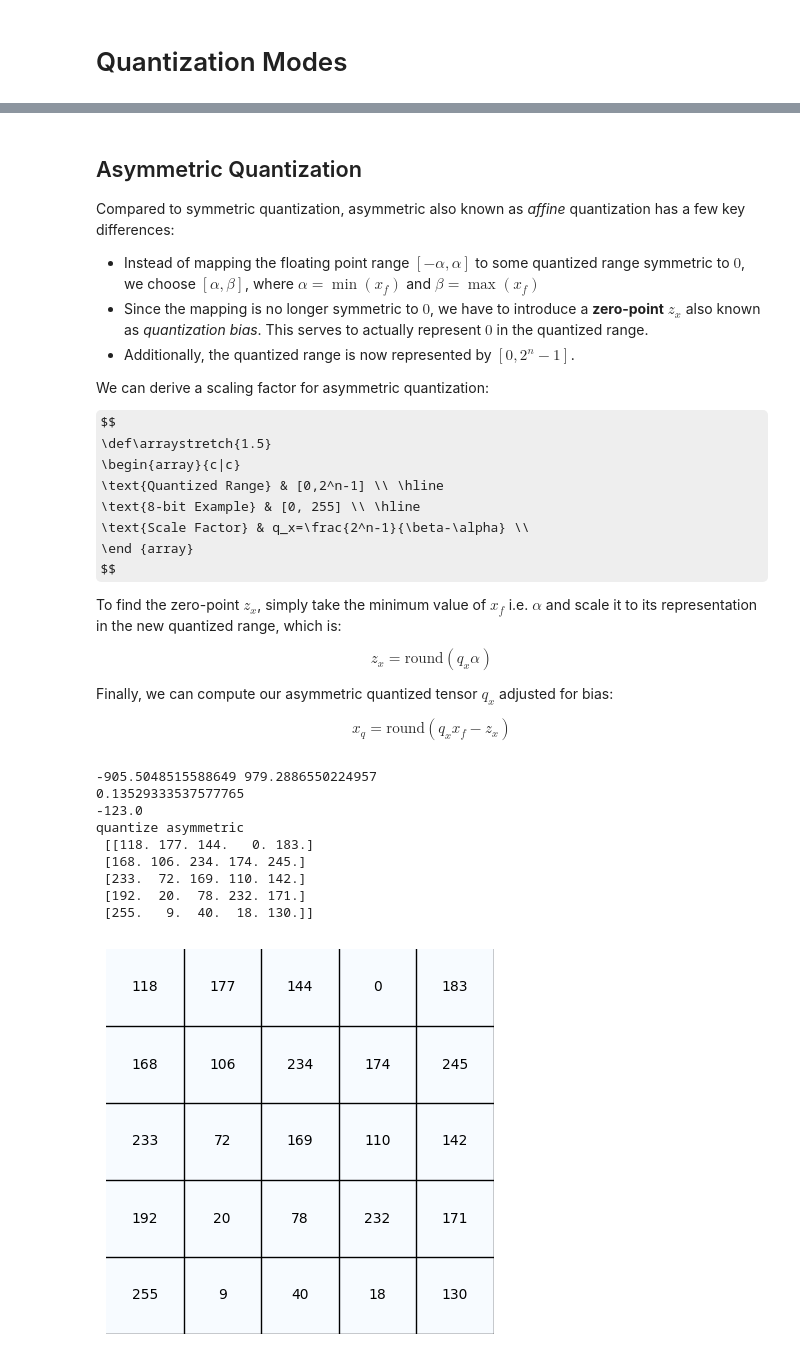
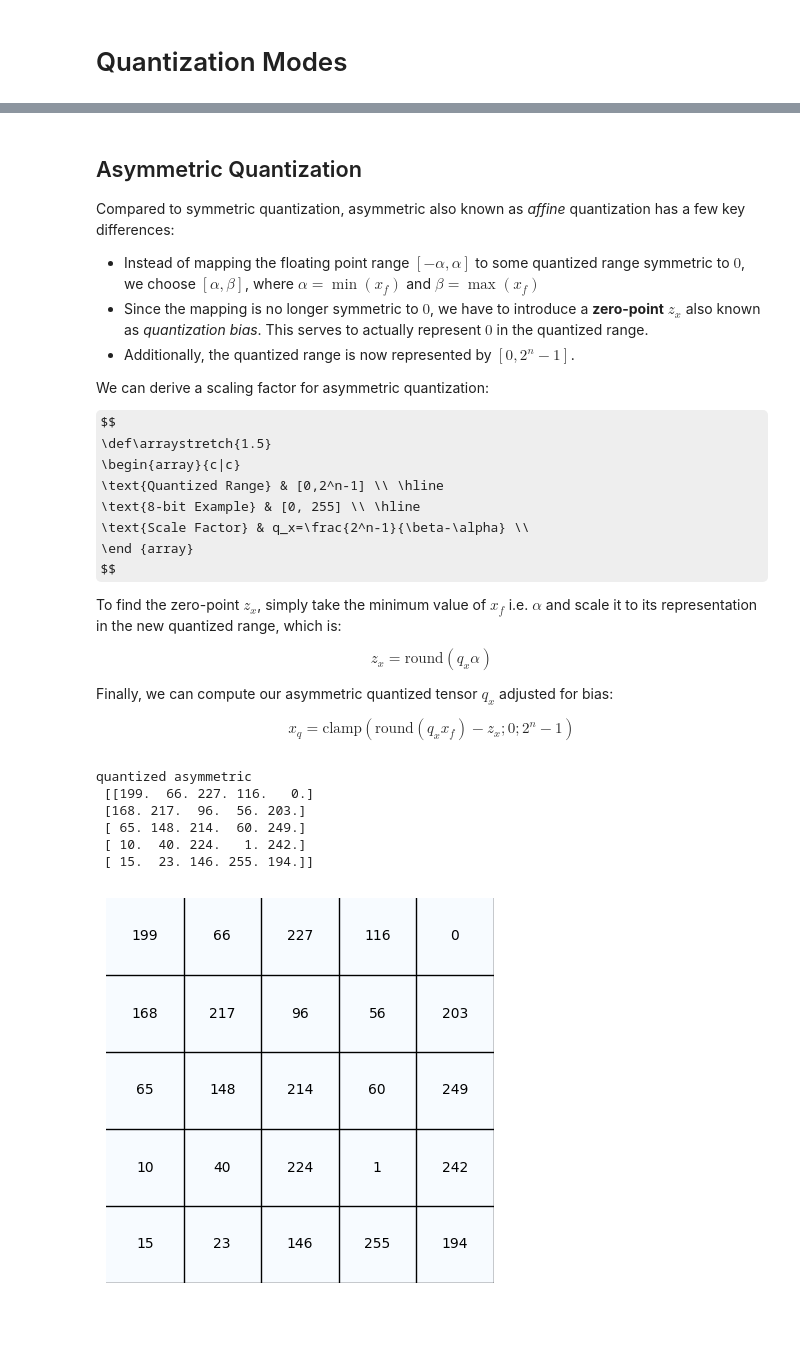
Before and after one commit to rhendz/quantization-notes, a Jupyter notebook: notebooks/quantization_modes.ipynb, the cells around one changed output, grey strips where cells are left out. Drawn from its saved outputs; the diff is of its cells as text; code cells hidden in the pictures; some formulas as TeX source; blank space fills up the shorter version.

Commit message:
add clip

```diff
--- a/notebooks/quantization_modes.ipynb
+++ b/notebooks/quantization_modes.ipynb
@@ -33,23 +35,35 @@ $$x_q = \text{round}(q_xx_f)$$
 # %%
 def quantize_symmetric_full(n: int, x_f: np.array) -> tuple[float, np.array]:
+    lower_bound = -pow(2, n) / 2
+    upper_bound = pow(2, n) / 2 - 1
+
     q_x = ((pow(2, n) - 1) / 2) / np.max(np.abs(x_f))
-    x_q = np.round(q_x * x_f)
+    x_q = np.clip(np.round(q_x * x_f), lower_bound, upper_bound)
+
     return q_x, x_q
 
 
 def quantize_symmetric_restricted(n: int, x_f: np.array) -> tuple[float, np.array]:
+    lower_bound = -(pow(2, n) / 2 - 1)
+    upper_bound = pow(2, n) / 2 - 1
+
     q_x = (pow(2, n - 1) - 1) / np.max(np.abs(x_f))
-    x_q = np.round(q_x * x_f)
+    x_q = np.clip(np.round(q_x * x_f), lower_bound, upper_bound)
     return q_x, x_q
 
 
-data = np.random.uniform(-1000, 1000, size=(5, 5))
+data = np.random.uniform(-500, 1000, size=(5, 5))
 print(f"unquantized data:\n {data} \n")
 
-quantized_symmetric_full_scale, quantized_symmetric_full_data = quantize_symmetric_full(8, data)
-print(f"quantize symmetric full\n {quantized_symmetric_full_data} \n")
+quantized_symmetric_full_scale, quantized_symmetric_full_data = quantize_symmetric_full(
+    8, data
+)
+print(f"quantized symmetric full\n {quantized_symmetric_full_data} \n")
 
-quantized_symmetric_restricted_scale, quantized_symmetric_restricted_data = quantize_symmetric_restricted(8, data)
-print(f"quantize symmetric restricted\n {quantized_symmetric_restricted_data} \n")
+(
+    quantized_symmetric_restricted_scale,
+    quantized_symmetric_restricted_data,
+) = quantize_symmetric_restricted(8, data)
+print(f"quantized symmetric restricted\n {quantized_symmetric_restricted_data} \n")
 # %% [output]
 unquantized data:
@@ -95,10 +109,10 @@ plot_table(
 # %% [markdown]
 ## Asymmetric Quantization
 
-Compared to symmetric quantization, asymmetric also known as *affine* quantization has a few key differences:
+Compared to symmetric quantization, asymmetric also known as _affine_ quantization has a few key differences:
 
 - Instead of mapping the floating point range $[-\alpha, \alpha]$ to some quantized range symmetric to $0$, we choose $[\alpha, \beta]$, where $\alpha=\min(x_f)$ and $\beta=\max(x_f)$
-- Since the mapping is no longer symmetric to $0$, we have to introduce a **zero-point** $z_{x}$ also known as *quantization bias*. This serves to actually represent $0$ in the quantized range.
+- Since the mapping is no longer symmetric to $0$, we have to introduce a **zero-point** $z_{x}$ also known as _quantization bias_. This serves to actually represent $0$ in the quantized range.
 - Additionally, the quantized range is now represented by $[0,2^n-1]$.
 
 We can derive a scaling factor for asymmetric quantization:
@@ -121,43 +135,42 @@ $$
 Finally, we can compute our asymmetric quantized tensor $q_x$ adjusted for bias:
 
 $$
-x_q = \text{round}(q_xx_f-z_x)
+x_q = \text{clamp}(\text{round}(q_xx_f)-z_x;0;2^n-1)
 $$
 # %%
 def quantize_asymmetric(n: int, x_f: np.array) -> tuple[float, float, np.array]:
     alpha = np.min(x_f)
     beta = np.max(x_f)
-    print(alpha, beta)
-    q_x = (pow(2,n)-1)/(beta-alpha)
-    print(q_x)
-    zero_point = np.round(q_x*alpha)
-    print(zero_point)
+    q_x = (pow(2, n) - 1) / (beta - alpha)
+    zero_point = np.round(q_x * alpha)
 
-    x_q = np.round(q_x*x_f-zero_point)
+    x_q = np.clip(np.round(q_x * x_f) - zero_point, 0, pow(2, n) - 1)
 
     return q_x, zero_point, x_q
 
-quantized_asymmetric_scale, quantized_asymmetric_zero_point, quantized_asymmetric_data = quantize_asymmetric(8, data)
-print(f"quantize asymmetric \n {quantized_asymmetric_data} \n")
+
+(
+    quantized_asymmetric_scale,
+    quantized_asymmetric_zero_point,
+    quantized_asymmetric_data,
+) = quantize_asymmetric(8, data)
+print(f"quantized asymmetric \n {quantized_asymmetric_data} \n")
 
 plot_table(
     quantized_asymmetric_data,
     str(OUTPUT_DIR / "quantized-asymmetric.png"),
     "Blues",
     "black",
     "black",
 )
 # %% [output]
--905.5048515588649 979.2886550224957
-0.13529333537577765
--123.0
-quantize asymmetric
- [[118. 177. 144.   0. 183.]
- [168. 106. 234. 174. 245.]
- [233.  72. 169. 110. 142.]
- [192.  20.  78. 232. 171.]
- [255.   9.  40.  18. 130.]]
+quantized asymmetric
+ [[199.  66. 227. 116.   0.]
+ [168. 217.  96.  56. 203.]
+ [ 65. 148. 214.  60. 249.]
+ [ 10.  40. 224.   1. 242.]
+ [ 15.  23. 146. 255. 194.]]
-[figure, old version]
+[figure, new version]
 # %% [markdown]
 ## Dequantization and Error
 
```
Also changed, not shown: parts of 5 cells of this notebook.
